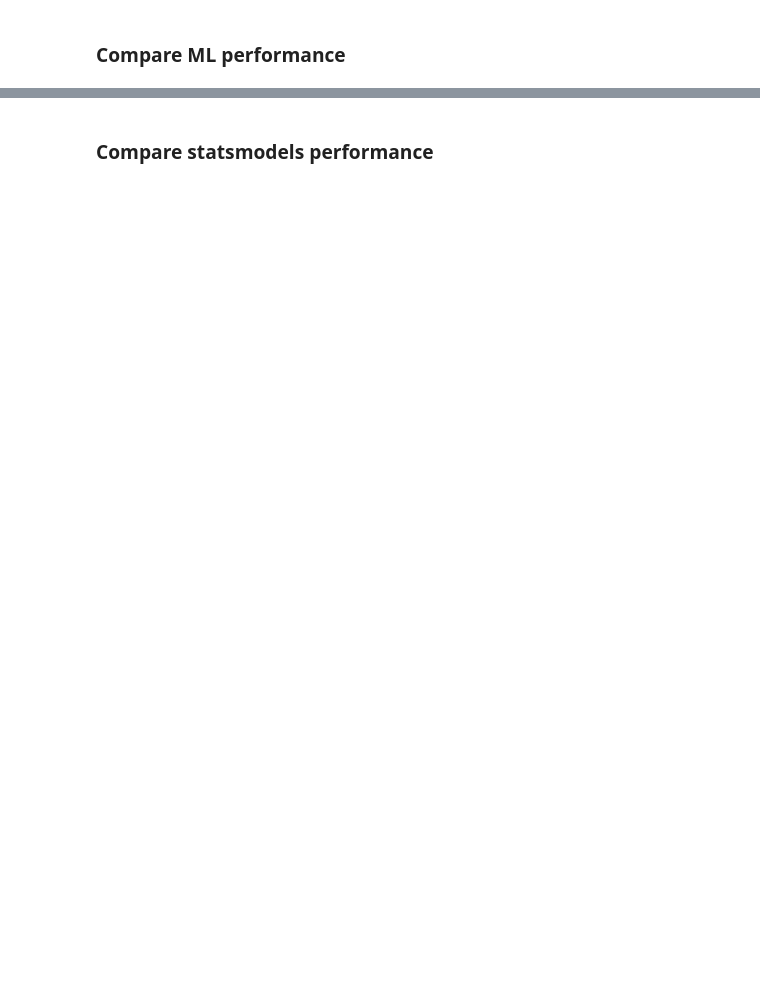
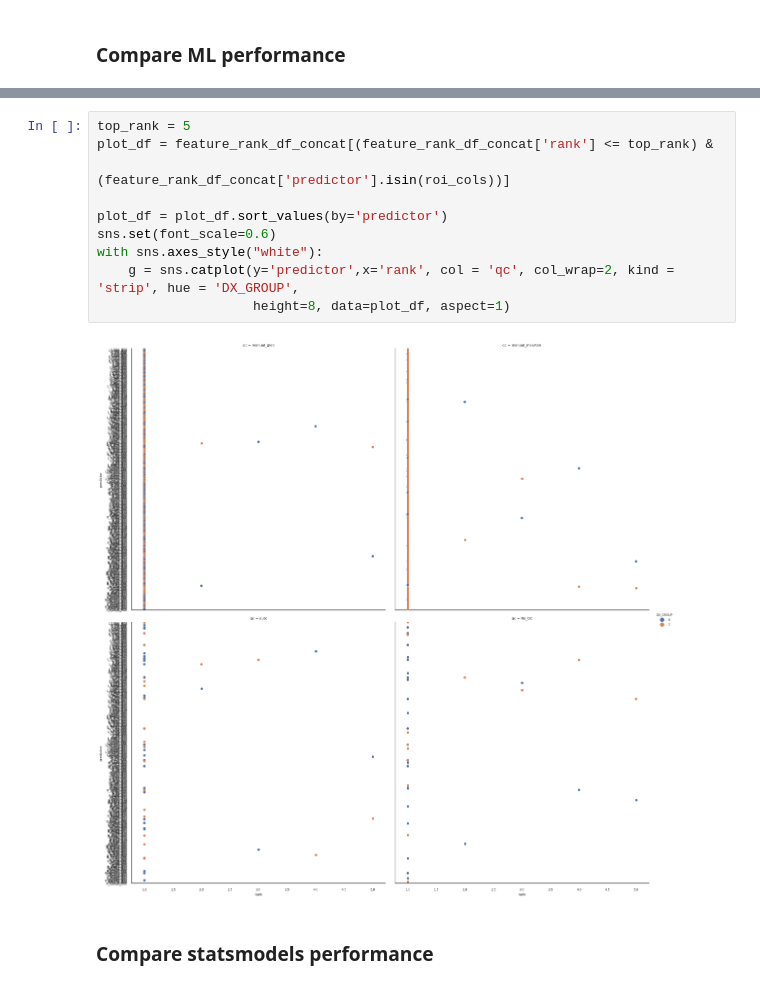
Before and after one commit to neurodatascience/compare-surf-tools, a Jupyter notebook: notebooks/run_atlas_comparisons.ipynb, the cells around one changed output, grey strips where cells are left out. Cells and saved outputs as stored; diff of their text form; blank space fills up the shorter version.

```diff
--- a/notebooks/run_atlas_comparisons.ipynb
+++ b/notebooks/run_atlas_comparisons.ipynb
@@ -416,3 +404,15 @@ else:
+# %%
+top_rank = 5
+plot_df = feature_rank_df_concat[(feature_rank_df_concat['rank'] <= top_rank) &
+                                 (feature_rank_df_concat['predictor'].isin(roi_cols))]
+
+plot_df = plot_df.sort_values(by='predictor')
+sns.set(font_scale=0.6)
+with sns.axes_style("white"):
+    g = sns.catplot(y='predictor',x='rank', col = 'qc', col_wrap=2, kind = 'strip', hue = 'DX_GROUP',
+                    height=8, data=plot_df, aspect=1)
+# %% [output]
+[figure, added]
 # %% [markdown]
 
 ### Compare statsmodels performance
```
Also changed, not shown: parts of 9 cells of this notebook, 2 other files.
